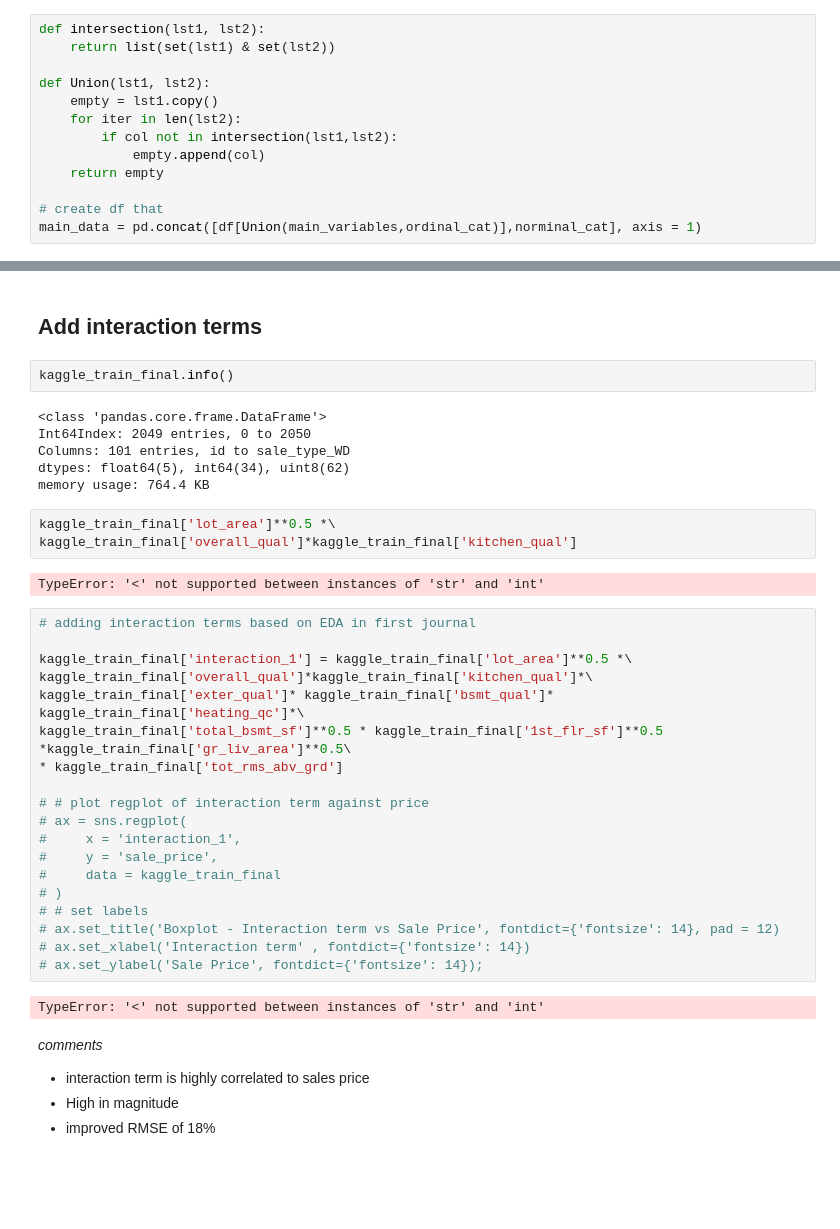
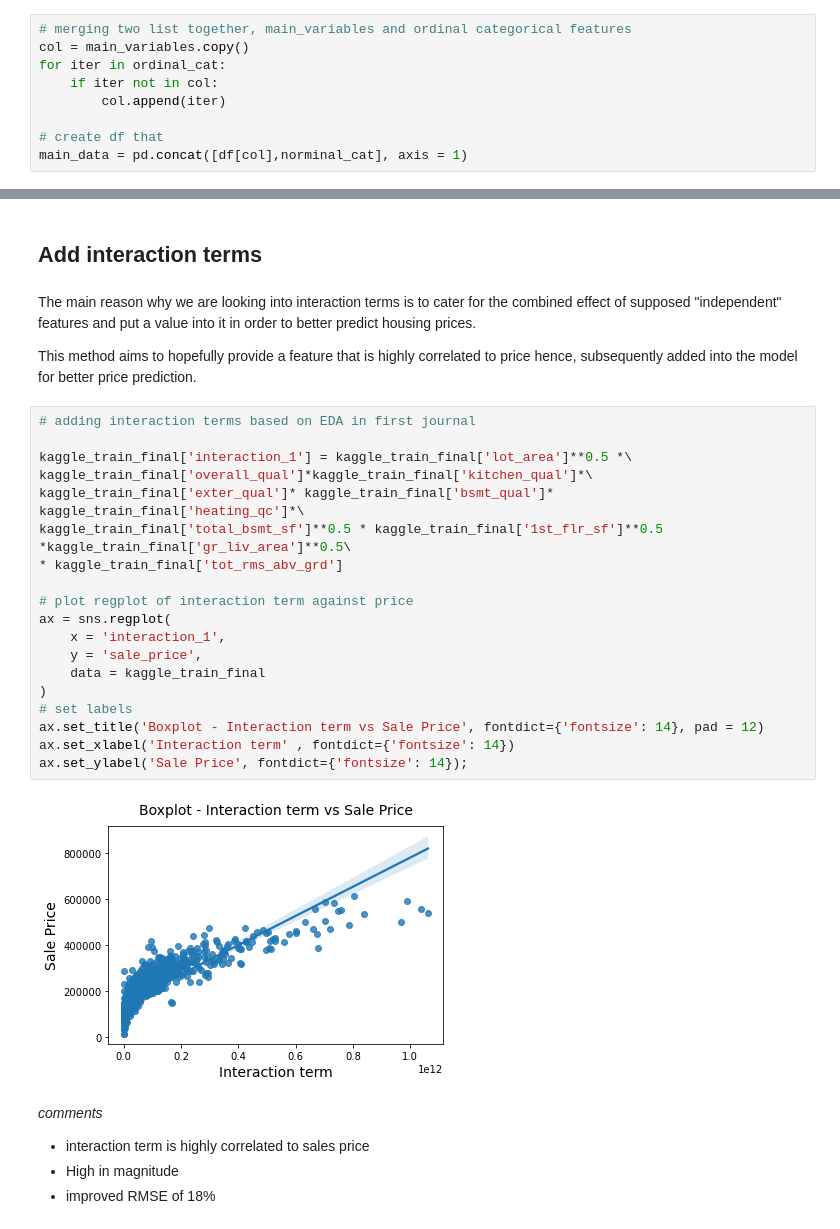
Before and after one commit to msamhz/GA-Lessons, a Jupyter notebook: project_2/Final Submission/Feature and Model Selection.ipynb, the cells around one changed output, grey strips where cells are left out. Cells and saved outputs as stored; diff of their text form; blank space fills up the shorter version.

```diff
--- a/project_2/Final Submission/Feature and Model Selection.ipynb
+++ b/project_2/Final Submission/Feature and Model Selection.ipynb
@@ -202,15 +202,11 @@ col = ['neighborhood', 'roof_matl', 'cond_1', 'cond_2', 'bldg_type', 'sale_type'
 
 norminal_cat = pd.get_dummies(data = other_df[col], drop_first = True)
 # %%
-def intersection(lst1, lst2):
-    return list(set(lst1) & set(lst2))
-
-def Union(lst1, lst2):
-    empty = lst1.copy()
-    for iter in len(lst2):
-        if col not in intersection(lst1,lst2):
-            empty.append(col)
-    return empty
+# merging two list together, main_variables and ordinal categorical features
+col = main_variables.copy()
+for iter in ordinal_cat:
+    if iter not in col:
+        col.append(iter)
 
 # create df that
-main_data = pd.concat([df[Union(main_variables,ordinal_cat)],norminal_cat], axis = 1)
+main_data = pd.concat([df[col],norminal_cat], axis = 1)
@@ -621,40 +667,31 @@ This indicates clear under-evaluation of housing price by the prediction model
 **Hypothesis:** ***There is some missing X-factor that dampens the effect of the true value of such grand houses.***
 # %% [markdown]
 ## Add interaction terms
-# %%
-kaggle_train_final.info()
-# %% [output]
-<class 'pandas.core.frame.DataFrame'>
-Int64Index: 2049 entries, 0 to 2050
-Columns: 101 entries, id to sale_type_WD
-dtypes: float64(5), int64(34), uint8(62)
-memory usage: 764.4 KB
-# %%
-kaggle_train_final['lot_area']**0.5 *\
-kaggle_train_final['overall_qual']*kaggle_train_final['kitchen_qual']
-# %% [output]
-TypeError: '<' not supported between instances of 'str' and 'int'
+# %% [markdown]
+The main reason why we are looking into interaction terms is to cater for the combined effect of supposed "independent" features and put a value into it in order to better predict housing prices.
+
+This method aims to hopefully provide a feature that is highly correlated to price hence, subsequently added into the model for better price prediction.
 # %%
 # adding interaction terms based on EDA in first journal
 
 kaggle_train_final['interaction_1'] = kaggle_train_final['lot_area']**0.5 *\
 kaggle_train_final['overall_qual']*kaggle_train_final['kitchen_qual']*\
 kaggle_train_final['exter_qual']* kaggle_train_final['bsmt_qual']* kaggle_train_final['heating_qc']*\
 kaggle_train_final['total_bsmt_sf']**0.5 * kaggle_train_final['1st_flr_sf']**0.5 *kaggle_train_final['gr_liv_area']**0.5\
 * kaggle_train_final['tot_rms_abv_grd']
 
-# # plot regplot of interaction term against price
-# ax = sns.regplot(
-#     x = 'interaction_1',
-#     y = 'sale_price',
-#     data = kaggle_train_final
-# )
-# # set labels
-# ax.set_title('Boxplot - Interaction term vs Sale Price', fontdict={'fontsize': 14}, pad = 12)
-# ax.set_xlabel('Interaction term' , fontdict={'fontsize': 14})
-# ax.set_ylabel('Sale Price', fontdict={'fontsize': 14});
+# plot regplot of interaction term against price
+ax = sns.regplot(
+    x = 'interaction_1',
+    y = 'sale_price',
+    data = kaggle_train_final
+)
+# set labels
+ax.set_title('Boxplot - Interaction term vs Sale Price', fontdict={'fontsize': 14}, pad = 12)
+ax.set_xlabel('Interaction term' , fontdict={'fontsize': 14})
+ax.set_ylabel('Sale Price', fontdict={'fontsize': 14});
 # %% [output]
-TypeError: '<' not supported between instances of 'str' and 'int'
+[figure, added]
 # %% [markdown]
 *comments*
 
```
Also changed, not shown: parts of 20 cells of this notebook, 3 other files.
